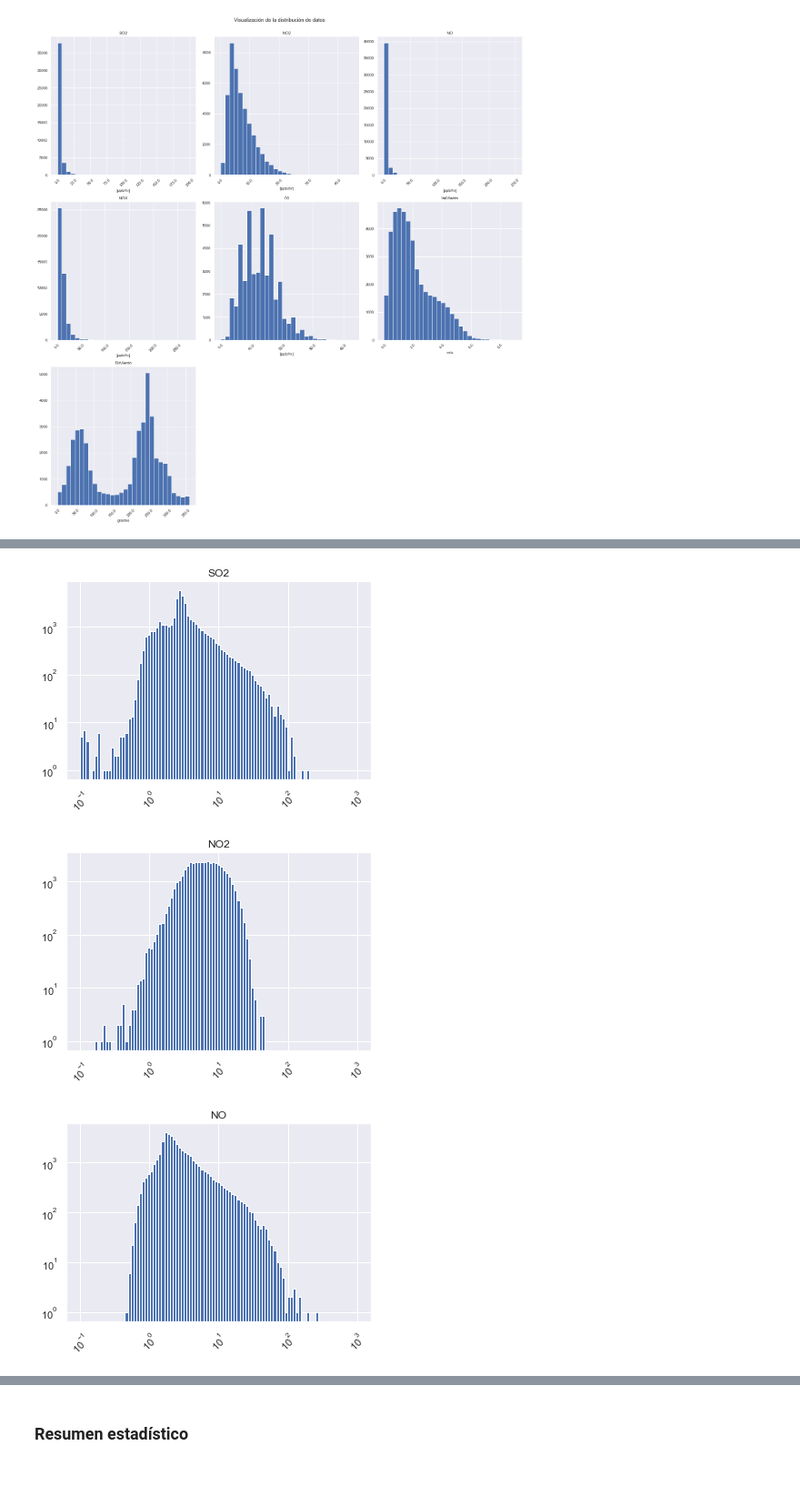
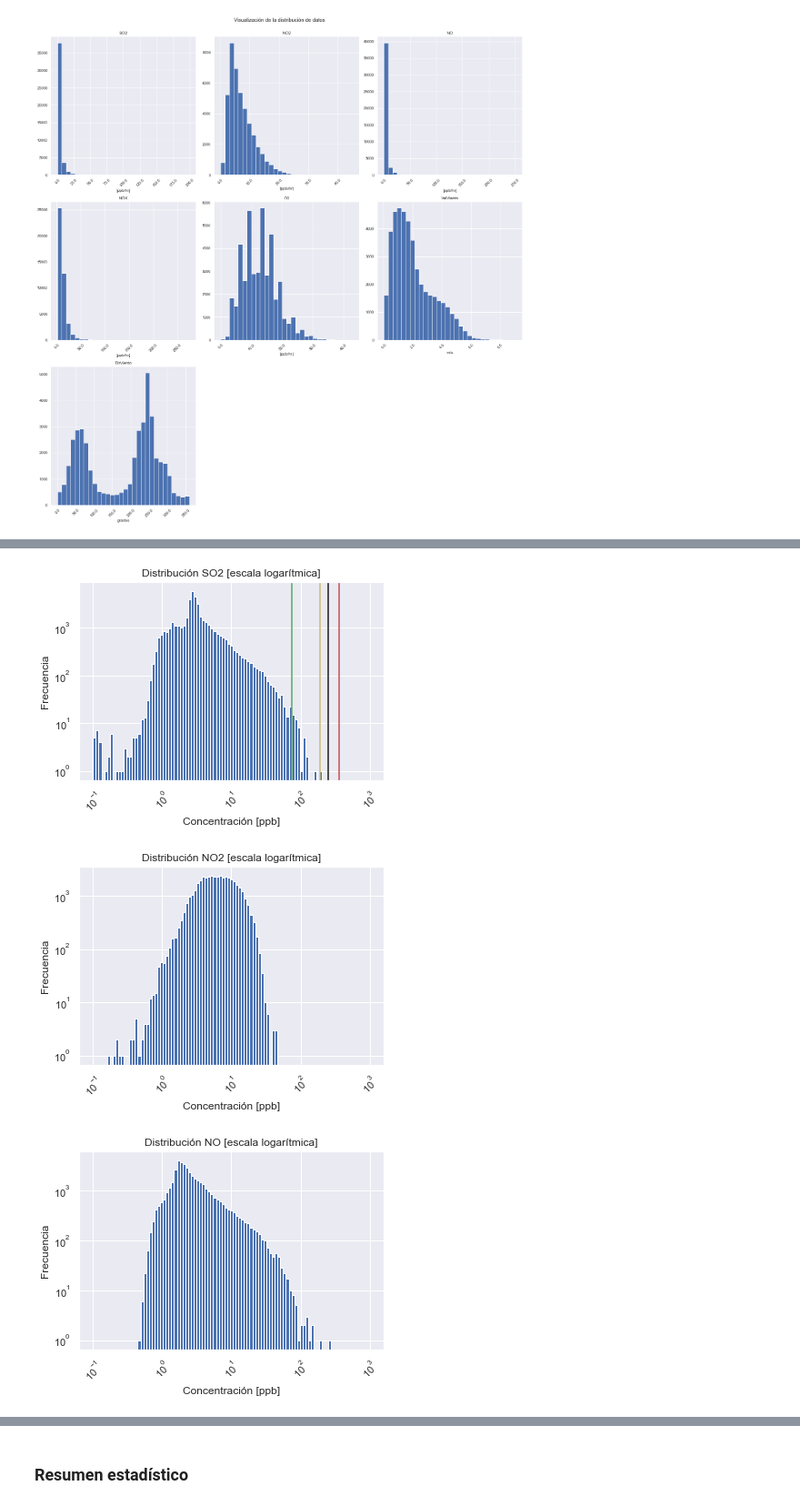
Before and after one commit to AndresGonF/mds7201-minma-so2, a Jupyter notebook: notebooks/EDA/4.0-EDA-estandar-Estacion.ipynb, the cells around one changed output, grey strips where cells are left out. Shown at 91% size. Cells and saved outputs as stored; diff of their text form; code cells hidden in the pictures; blank space fills up the shorter version.

```diff
--- a/notebooks/EDA/4.0-EDA-estandar-Estacion.ipynb
+++ b/notebooks/EDA/4.0-EDA-estandar-Estacion.ipynb
@@ -126,3 +126,18 @@ dtype: int64
 hist_plot(data_df, xlabel_list=['[ppb/hr]']*(data_df.shape[1]-2) + ["m/s"] + ["grados"], n_rows = 3) #, **args) #-> Opcional para escala logaritmica, u otros parámetros
 # %% [output]
 [figure]
+# %%
+norma = {"SO2": [75,191,248,363]}
+for col in data_df.columns[:-2]:
+    data_df.hist(col)
+    #sns.countplot(concon_df[col])
+    if col in norma:
+        plt.axvline(x=norma[col][0],c='g')
+        plt.axvline(x=norma[col][1],c='y')
+        plt.axvline(x=norma[col][2],c='k')
+        plt.axvline(x=norma[col][3],c='r')
+    plt.title("Distribución "+ col)
+    plt.xticks(rotation=45)
+    plt.xlabel("Concentración [ppb]")
+    plt.ylabel("Frecuencia")
+    plt.show()
@@ -129,12 +154,20 @@ hist_plot(data_df, xlabel_list=['[ppb/hr]']*(data_df.shape[1]-2) + ["m/s"] + ["g
 # %%
+norma = {"SO2": [75,191,248,363]}
 for col in data_df.columns[:-2]:
     data_df.hist(col, bins = np.logspace(-1,3,100), log =True)
     #sns.countplot(concon_df[col])
-    plt.title(col)
+    if col in norma:
+        plt.axvline(x=norma[col][0],c='g')
+        plt.axvline(x=norma[col][1],c='y')
+        plt.axvline(x=norma[col][2],c='k')
+        plt.axvline(x=norma[col][3],c='r')
+    plt.title("Distribución "+ col + " [escala logarítmica]")
     plt.xscale("log")
     plt.xticks(rotation=45)
+    plt.xlabel("Concentración [ppb]")
+    plt.ylabel("Frecuencia")
     plt.show()
 # %% [output]
-[figure, old version]
+[figure, new version]
-[figure, old version]
+[figure, new version]
-[figure, old version]
+[figure, new version]
```
Also changed, not shown: parts of 5 cells of this notebook, 2 other files.
